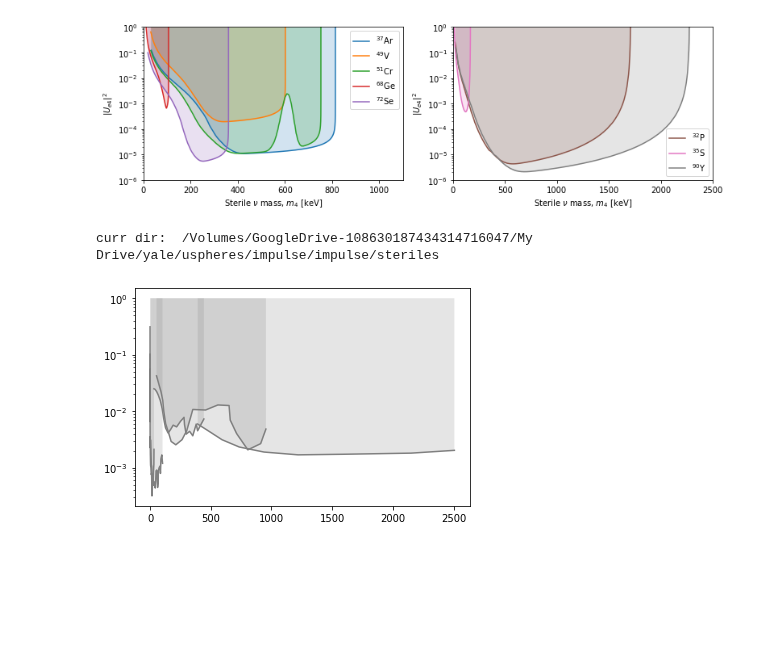
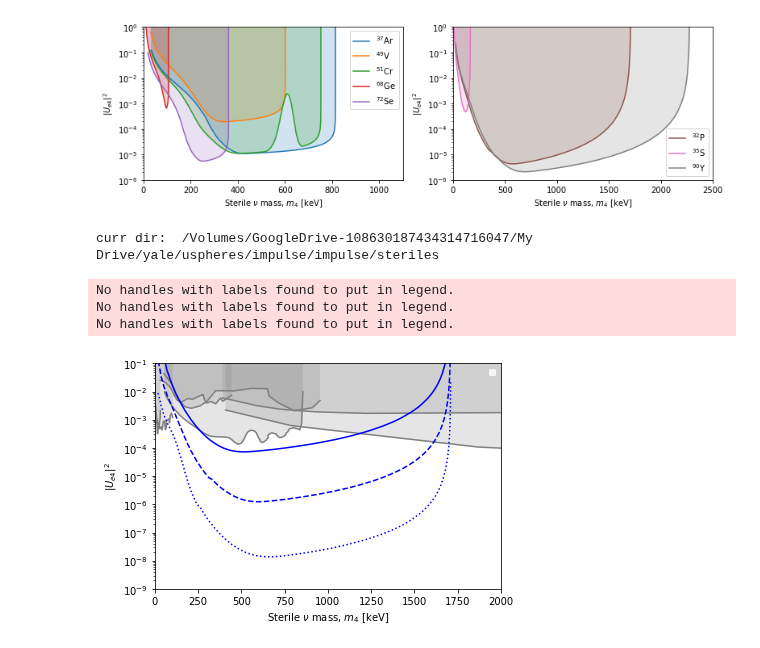
Before and after one commit to Moore-Lab/composite_DM, a Jupyter notebook: steriles/plot_pdfs.ipynb, the cells around one changed output. Drawn from its saved outputs; the diff is of its cells as text; code cells hidden in the pictures; blank space fills up the shorter version.

```diff
--- a/steriles/plot_pdfs.ipynb
+++ b/steriles/plot_pdfs.ipynb
@@ -158,7 +158,7 @@ working on mass:  1244.4
 working on mass:  1503.4
 [figure]
 # %%
-def plot_limits(iso_list, isEC, fig, params_to_use, clist):
+def plot_limits(iso_list, isEC, fig, params_to_use, clist, fill=True, ls='-'):
 
     plt.figure(fig.number)
 
@@ -211,9 +211,13 @@ def plot_limits(iso_list, isEC, fig, params_to_use, clist):
             else:
                 Z,A = iso.split('_')
                 lab = "$^{%s}$%s"%( A, Z.capitalize() )
-                p=plt.semilogy( xfine, limfine,  '-', label=lab, color=clist[j])
+                if(fill):
+                    p=plt.semilogy( xfine, limfine, ls, label=lab, color=clist[j])
+                else:
+                    p=plt.semilogy( xfine, limfine, ls, color=clist[j])
                 c=p[0].get_color()
-                plt.fill_between(xfine, limfine, np.ones_like(limfine), edgecolor='none', facecolor=c, alpha=0.2)
+                if(fill):
+                    plt.fill_between(xfine, limfine, np.ones_like(limfine), edgecolor='none', facecolor=c, alpha=0.2)
 
     plt.ylim([1e-6,1])
     #plt.gca().set_xscale('log')
@@ -224,7 +228,6 @@ def plot_limits(iso_list, isEC, fig, params_to_use, clist):
     plt.xlabel(r"Sterile $\nu$ mass, $m_4$ [keV]")
     plt.ylabel("$|U_{e4}|^2$")
     plt.legend()
-    fig.set_size_inches(11,3.5)
 # %%
 ## plot for the paper (EC)
 
@@ -256,22 +260,48 @@ plt.show()
 # %%
 ## plot the previous limits with the projections overlaid
 
-prev_iso = ['s_35', 're_187', 'ni_63', 'h_3', 'f_20', 'cu_64', 'ce_144', 'pienu']
+prev_iso = ['be_7', 's_35', 're_187', 'ni_63', 'h_3', 'f_20', 'cu_64', 'ce_144', 'pienu']
 
-plt.figure()
+fig=plt.figure()
 
 print("curr dir: ", os.getcwd())
 
 for piso in prev_iso:
 
     f = "/Users/dcmoore/grace/impulse/steriles/prev_lim/prev_lim_%s.txt"%piso
     curr_dat = np.loadtxt(f, delimiter=',', skiprows=1)
 
     p=plt.semilogy(curr_dat[:,0]*1e6, curr_dat[:,1], color='grey')
     c=p[0].get_color()
     plt.fill_between(curr_dat[:,0]*1e6, curr_dat[:,1], np.ones_like(curr_dat[:,1]), edgecolor='none', facecolor='grey', alpha=0.2)
 
+nprev = len(iso_list)
+iso_list = ["p_32",]
+isEC = False
+
+params_list = [[1e-2, 1, 10],
+               [1e-2, 1, 365],
+               [1e-2, 100, 365]]
+
+clist = ['b',]
+lslist = ['-', '--', ':']
+for ls,params in zip(lslist,params_list):
+    plot_limits(iso_list, isEC, fig, params, clist, fill=False, ls=ls)
+plt.tight_layout()
+
+plt.xlim([0,2000])
+plt.ylim([1e-9, 0.1])
+
+fig.set_size_inches(5,3.5)
+plt.tight_layout()
+
+plt.savefig("ue4_sensitivity.pdf")
 plt.show()
+
+plt.show()
 # %% [output]
 curr dir:  /Volumes/GoogleDrive-108630187434314716047/My Drive/yale/uspheres/impulse/impulse/steriles
+No handles with labels found to put in legend.
+No handles with labels found to put in legend.
+No handles with labels found to put in legend.
-[figure, old version]
+[figure, new version]
```
Also changed, not shown: parts of 1 cell of this notebook, 6 other files.
